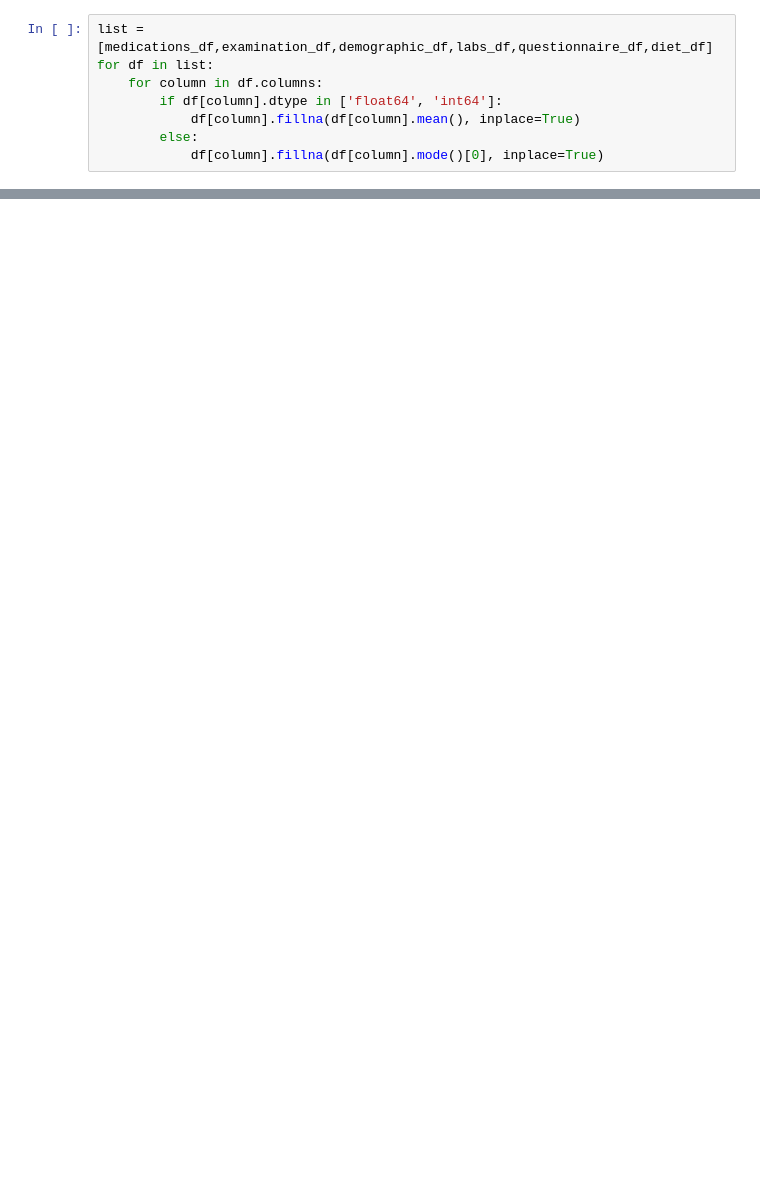
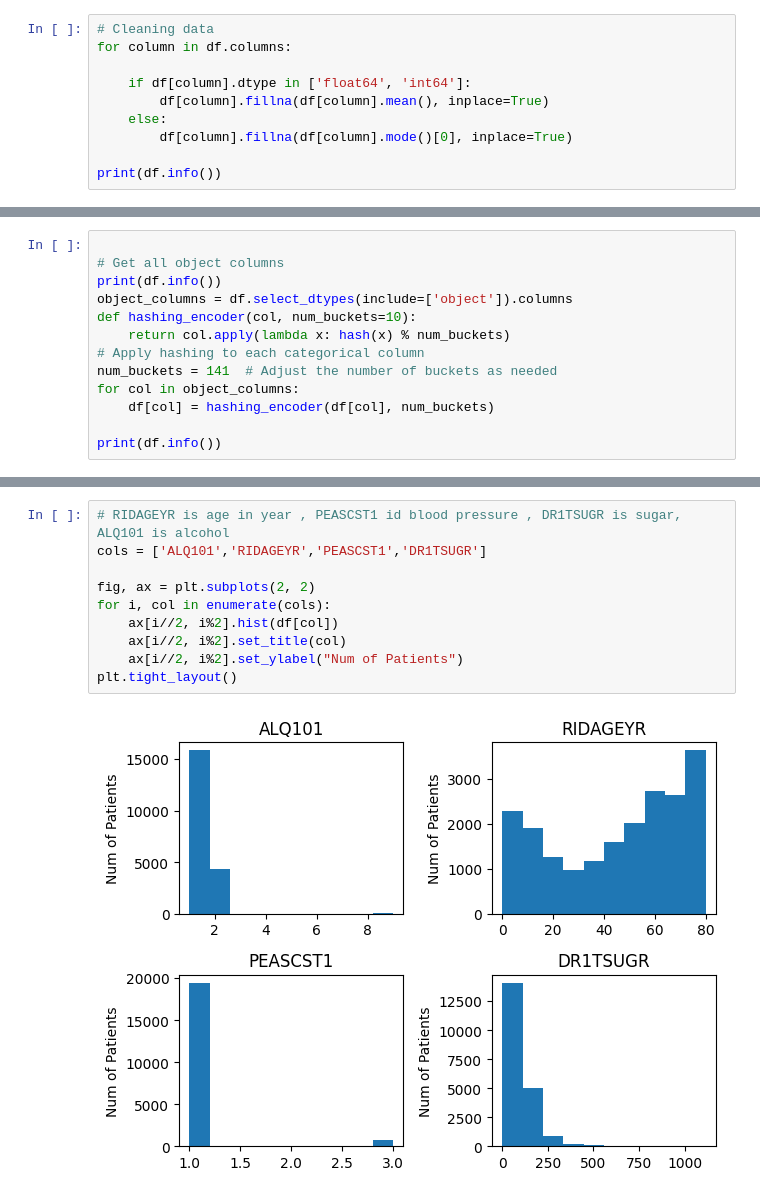
Before and after one commit to MaitriKoyani-Visiobyte/Predictive-Analysis-Project, a Jupyter notebook: predictiveAnalysis.ipynb, the cells around one changed output, grey strips where cells are left out. Saved outputs shown, nothing was run; the diff lists cells and outputs as text; blank space fills up the shorter version.

Commit message:
combine useful colmuns in one dataframe then clean data and encode

```diff
--- a/predictiveAnalysis.ipynb
+++ b/predictiveAnalysis.ipynb
@@ -67,9 +175,11 @@ print(diet_df.head(10))
 # %%
-list = [medications_df,examination_df,demographic_df,labs_df,questionnaire_df,diet_df]
-for df in list:
-    for column in df.columns:
-        if df[column].dtype in ['float64', 'int64']:
-            df[column].fillna(df[column].mean(), inplace=True)
-        else:
-            df[column].fillna(df[column].mode()[0], inplace=True)
+# Cleaning data
+for column in df.columns:
+
+    if df[column].dtype in ['float64', 'int64']:
+        df[column].fillna(df[column].mean(), inplace=True)
+    else:
+        df[column].fillna(df[column].mode()[0], inplace=True)
+
+print(df.info())
 # %% [output]
@@ -111,0 +226,13 @@ dtype: int64
+# %%
+
+# Get all object columns
+print(df.info())
+object_columns = df.select_dtypes(include=['object']).columns
+def hashing_encoder(col, num_buckets=10):
+    return col.apply(lambda x: hash(x) % num_buckets)
+# Apply hashing to each categorical column
+num_buckets = 141  # Adjust the number of buckets as needed
+for col in object_columns:
+    df[col] = hashing_encoder(df[col], num_buckets)
+
+print(df.info())
@@ -111,0 +272,12 @@ dtype: int64
+# %%
+# RIDAGEYR is age in year , PEASCST1 id blood pressure , DR1TSUGR is sugar, ALQ101 is alcohol
+cols = ['ALQ101','RIDAGEYR','PEASCST1','DR1TSUGR']
+
+fig, ax = plt.subplots(2, 2)
+for i, col in enumerate(cols):
+    ax[i//2, i%2].hist(df[col])
+    ax[i//2, i%2].set_title(col)
+    ax[i//2, i%2].set_ylabel("Num of Patients")
+plt.tight_layout()
+# %% [output]
+[figure, added]
```
Also changed, not shown: parts of 12 cells of this notebook.
